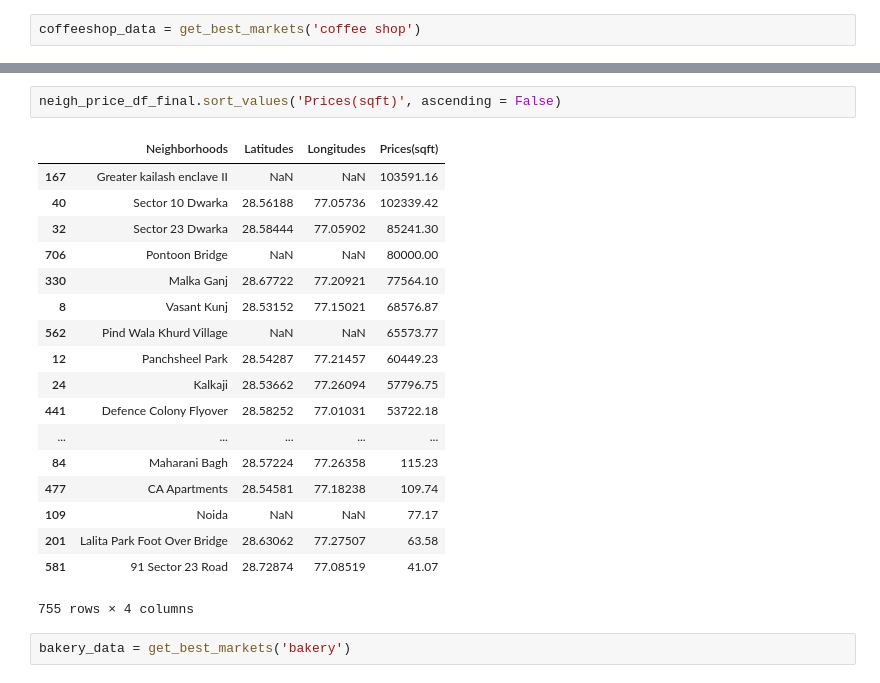
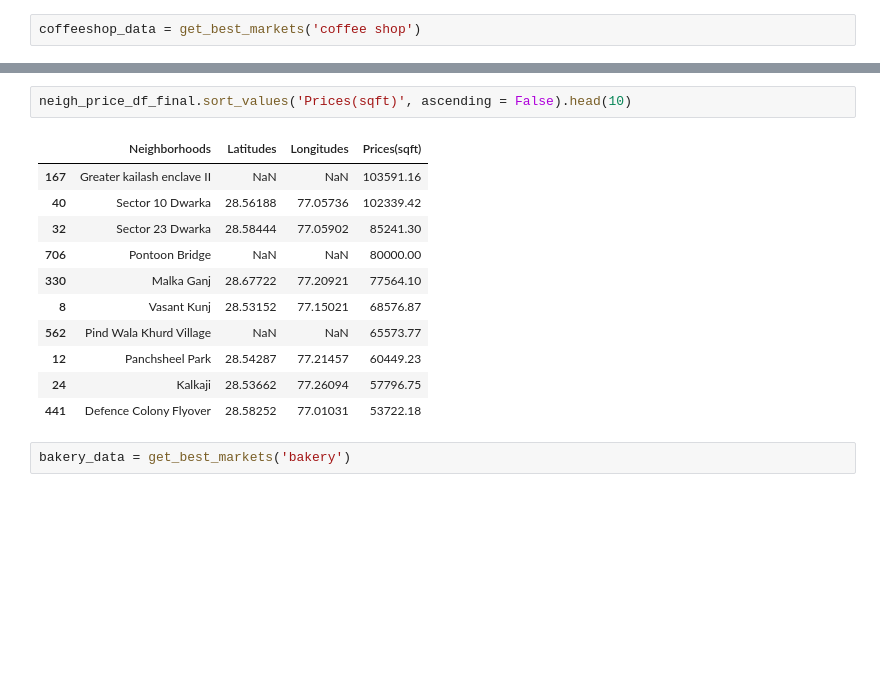
Before and after one commit to ai-is-awesome/Analyzing_shops, a Jupyter notebook: Capstone Final(Week 2)(For Submission)(No credentials).ipynb, the cells around one changed output, grey strips where cells are left out. Drawn from its saved outputs; the diff is of its cells as text; blank space fills up the shorter version.

```diff
--- a/Capstone Final(Week 2)(For Submission)(No credentials).ipynb
+++ b/Capstone Final(Week 2)(For Submission)(No credentials).ipynb
@@ -1029,24 +981,17 @@ coffeeshop_data.sort_values('Prices')
 # %%
-neigh_price_df_final.sort_values('Prices(sqft)', ascending = False)
+neigh_price_df_final.sort_values('Prices(sqft)', ascending = False).head(10)
 # %% [output]
 |  | Neighborhoods | Latitudes | Longitudes | Prices(sqft) |
 | 167 | Greater kailash enclave II | NaN | NaN | 103591.16 |
 | 40 | Sector 10 Dwarka | 28.56188 | 77.05736 | 102339.42 |
 | 32 | Sector 23 Dwarka | 28.58444 | 77.05902 | 85241.30 |
 | 706 | Pontoon Bridge | NaN | NaN | 80000.00 |
 | 330 | Malka Ganj | 28.67722 | 77.20921 | 77564.10 |
 | 8 | Vasant Kunj | 28.53152 | 77.15021 | 68576.87 |
 | 562 | Pind Wala Khurd Village | NaN | NaN | 65573.77 |
 | 12 | Panchsheel Park | 28.54287 | 77.21457 | 60449.23 |
 | 24 | Kalkaji | 28.53662 | 77.26094 | 57796.75 |
 | 441 | Defence Colony Flyover | 28.58252 | 77.01031 | 53722.18 |
-| ... | ... | ... | ... | ... |
-| 84 | Maharani Bagh | 28.57224 | 77.26358 | 115.23 |
-| 477 | CA Apartments | 28.54581 | 77.18238 | 109.74 |
-| 109 | Noida | NaN | NaN | 77.17 |
-| 201 | Lalita Park Foot Over Bridge | 28.63062 | 77.27507 | 63.58 |
-| 581 | 91 Sector 23 Road | 28.72874 | 77.08519 | 41.07 |
-755 rows × 4 columns
 # %%
 bakery_data = get_best_markets('bakery')
 # %%
```
Also changed, not shown: parts of 10 cells of this notebook.
